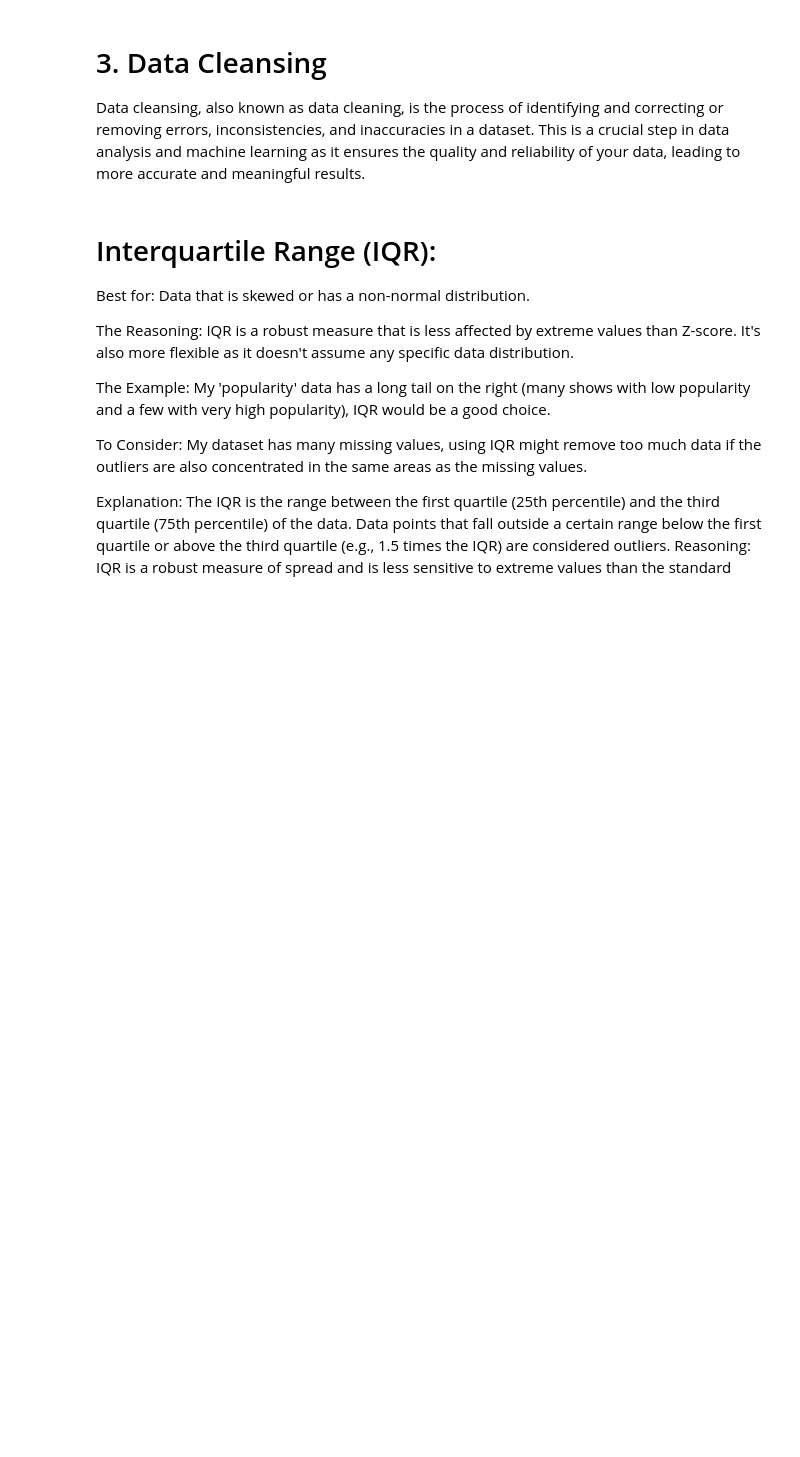
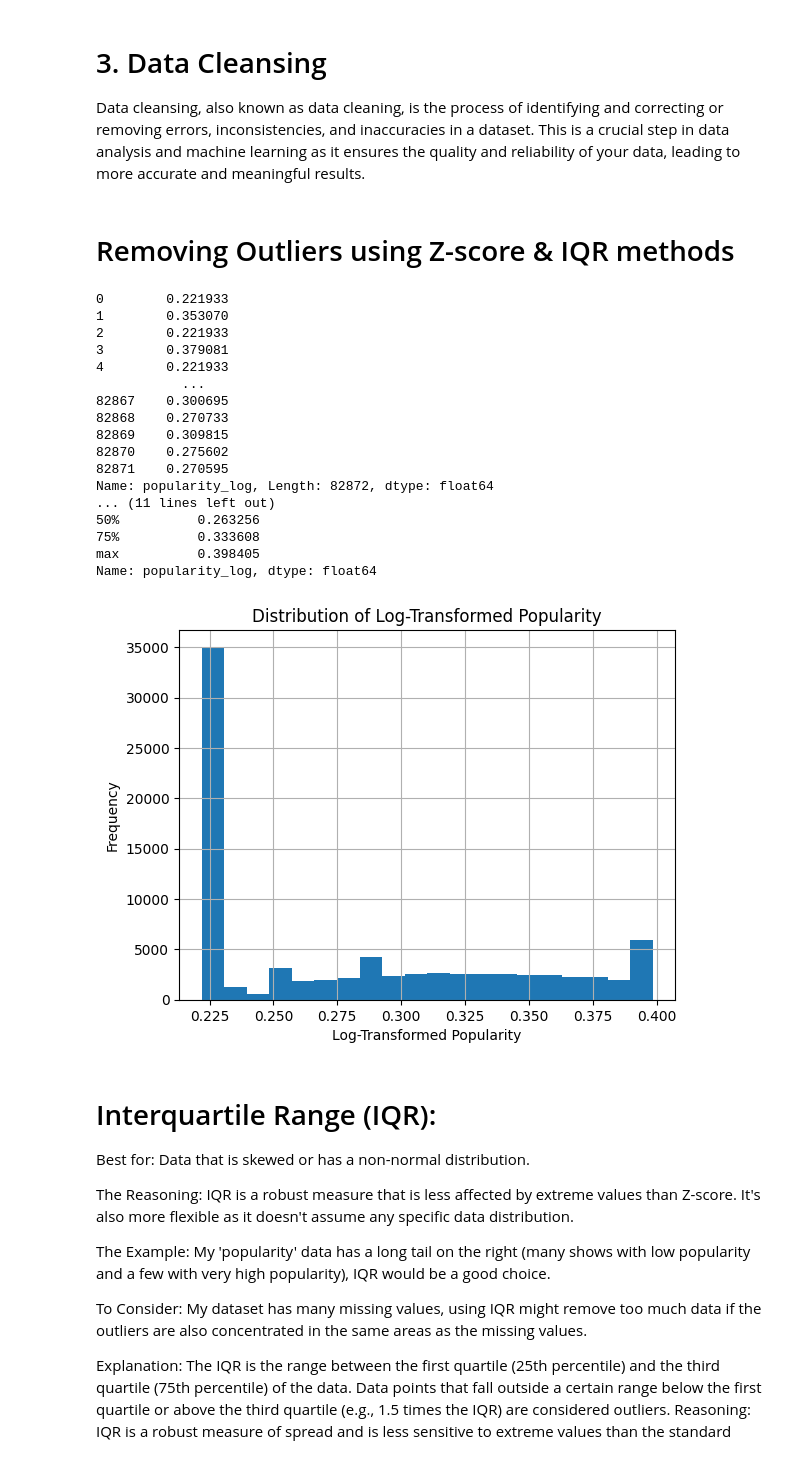
Before and after one commit to Elbx88/ML-Model-Perdiction, a Jupyter notebook: Project_ML_Models_Erez_Levy_TMDB_3.ipynb, the cells around one changed output. Drawn from its saved outputs; the diff is of its cells as text; code cells hidden in the pictures; blank space fills up the shorter version.

```diff
--- a/Project_ML_Models_Erez_Levy_TMDB_3.ipynb
+++ b/Project_ML_Models_Erez_Levy_TMDB_3.ipynb
@@ -109,10 +109,13 @@ tmdb_eda loaded from /content/drive/My Drive/1pBDwupkA4bAYBLsQilnu8YrNra72QfKz/t
 # 3. Data Cleansing
 
 Data cleansing, also known as data cleaning, is the process of identifying and correcting or removing errors, inconsistencies, and inaccuracies in a dataset. This is a crucial step in data analysis and machine learning as it ensures the quality and reliability of your data, leading to more accurate and meaningful results.
+# %% [markdown]
+# Removing Outliers using Z-score  & IQR  methods
 # %%
 import numpy as np
 import pandas as pd
 from scipy import stats
+import matplotlib.pyplot as plt # Import the pyplot module
 
 # Assuming tmdb_eda is your DataFrame
 
@@ -133,34 +136,71 @@ outliers = np.where(z_scores > threshold)
 # 2. Using IQR:
 
 # Calculate IQR for numerical features
 Q1 = tmdb_eda[numerical_features].quantile(0.25)
 Q3 = tmdb_eda[numerical_features].quantile(0.75)
 IQR = Q3 - Q1
 
 # Set lower and upper bounds for outlier detection
 lower_bound = Q1 - 1.5 * IQR
 upper_bound = Q3 + 1.5 * IQR
 
-# Identify outliers
+# Identify IQR outliers
 outliers_iqr = tmdb_eda[((tmdb_eda[numerical_features] < lower_bound) | (tmdb_eda[numerical_features] > upper_bound)).any(axis=1)]
 
 # Remove outliers (optional)
 # tmdb_eda = tmdb_eda[~((tmdb_eda[numerical_features] < lower_bound) | (tmdb_eda[numerical_features] > upper_bound)).any(axis=1)]
 
 # 3. Capping Outliers:
 
 # Cap outliers at a certain percentile (e.g., 95th and 5th)
 for feature in numerical_features:
     upper_limit = tmdb_eda[feature].quantile(0.95)
     lower_limit = tmdb_eda[feature].quantile(0.05)
     tmdb_eda[feature] = np.clip(tmdb_eda[feature], lower_limit, upper_limit)
 
 # 4. Transformation:
 
 # Apply transformations like log or Box-Cox to reduce the impact of outliers (optional)
 # For example, for right-skewed data:
 
 tmdb_eda['popularity'] = np.log(tmdb_eda['popularity'] + 1)  # Add 1 to avoid log(0)
+
+# Apply the log transformation:
+tmdb_eda['popularity_log'] = np.log(tmdb_eda['popularity'] + 1)
+# option 1: print the entire column
+print(tmdb_eda['popularity_log'])
+
+# Option 2: Print a sample of the transformed column:
+print(tmdb_eda['popularity_log'].head())  # Prints the first 5 values
+
+# Option 3: Print descriptive statistics:
+print(tmdb_eda['popularity_log'].describe()) # Prints statistical summary
+
+# Option 4: Create a histogram to visualize the distribution:
+tmdb_eda['popularity_log'].hist(bins=20)
+plt.xlabel('Log-Transformed Popularity')
+plt.ylabel('Frequency')
+plt.title('Distribution of Log-Transformed Popularity')
+plt.show()
+# %% [output]
+0        0.221933
+1        0.353070
+2        0.221933
+3        0.379081
+4        0.221933
+           ...
+82867    0.300695
+82868    0.270733
+82869    0.309815
+82870    0.275602
+82871    0.270595
+Name: popularity_log, Length: 82872, dtype: float64
+... (11 lines left out)
+50%          0.263256
+75%          0.333608
+max          0.398405
+Name: popularity_log, dtype: float64
+[figure, added]
 # %% [markdown]
 # Interquartile Range (IQR):
 
```
Also changed, not shown: parts of 30 cells of this notebook.
